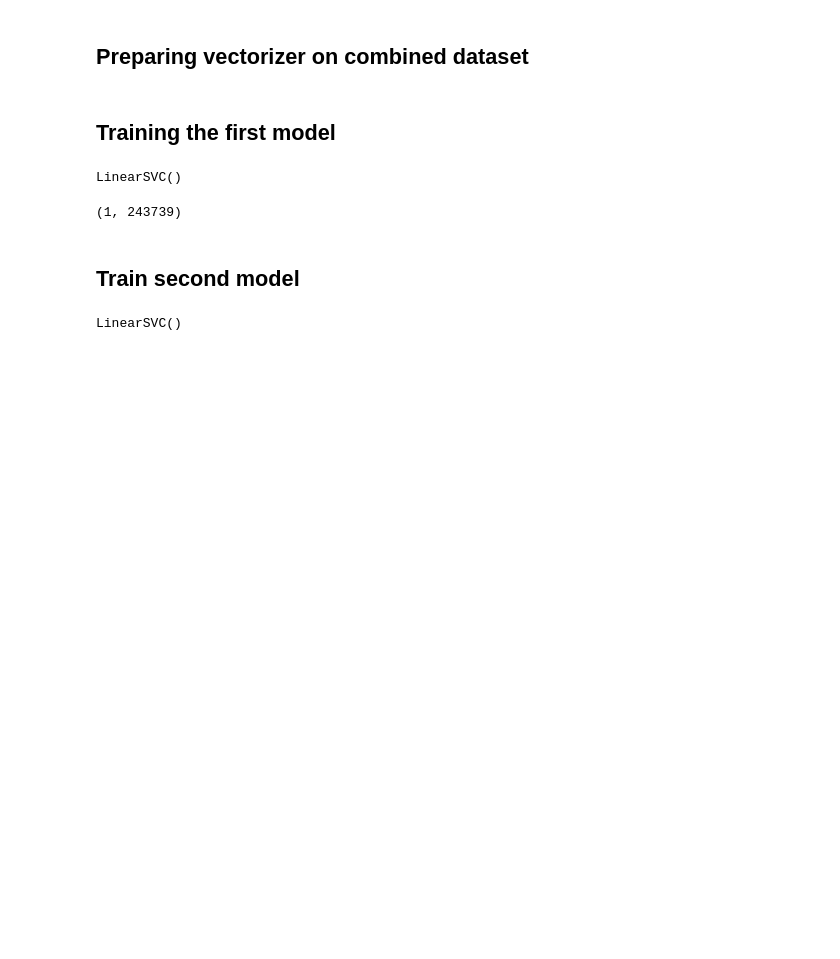
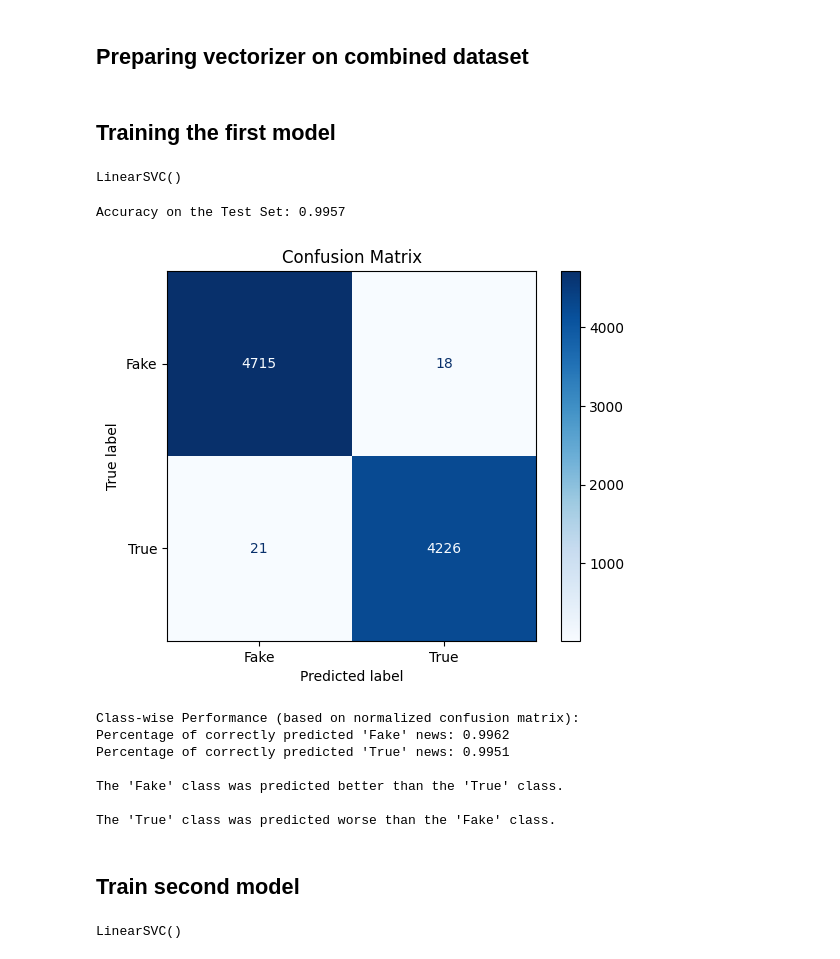
Before and after one commit to EricPossato/FakeNewsAnalysis, a Jupyter notebook: fake_news_analysis.ipynb, the cells around one changed output. Saved outputs shown, nothing was run; the diff lists cells and outputs as text; code cells hidden in the pictures; blank space fills up the shorter version.

```diff
--- a/fake_news_analysis.ipynb
+++ b/fake_news_analysis.ipynb
@@ -103,10 +101,58 @@ svm_classifier = LinearSVC()
 svm_classifier.fit(X_train_tfidf, y_train)
 # %% [output]
 LinearSVC()
-# %%
-svm_classifier.coef_.shape
-# %% [output]
-(1, 243739)
+# %%
+# Make predictions on the test set
+y_pred = svm_classifier.predict(X_test_tfidf)
+
+# Calculate the accuracy
+accuracy = accuracy_score(y_test, y_pred)
+print(f"Accuracy on the Test Set: {accuracy:.4f}")
+
+# Plot the confusion matrix
+cm = confusion_matrix(y_test, y_pred, labels=['Fake', 'True'])
+disp = ConfusionMatrixDisplay(confusion_matrix=cm, display_labels=['Fake', 'True'])
+disp.plot(cmap=plt.cm.Blues)
+plt.title('Confusion Matrix')
+plt.show()
+
+# Analyze which class is predicted better and worse
+cm_normalized = cm.astype('float') / cm.sum(axis=1)[:, None]
+
+fake_accuracy = cm_normalized[0, 0]
+true_accuracy = cm_normalized[1, 1]
+
+print("\nClass-wise Performance (based on normalized confusion matrix):")
+print(f"Percentage of correctly predicted 'Fake' news: {fake_accuracy:.4f}")
+print(f"Percentage of correctly predicted 'True' news: {true_accuracy:.4f}")
+
+if fake_accuracy > true_accuracy:
+    print("\nThe 'Fake' class was predicted better than the 'True' class.")
+elif true_accuracy > fake_accuracy:
+    print("\nThe 'True' class was predicted better than the 'Fake' class.")
+else:
+    print("\nThe prediction performance for both classes is similar.")
+
+# Identify which class is predicted worse (higher misclassification rate)
+fake_misclassification = 1 - fake_accuracy
+true_misclassification = 1 - true_accuracy
+
+if fake_misclassification > true_misclassification:
+    print("\nThe 'Fake' class was predicted worse than the 'True' class.")
+elif true_misclassification > fake_misclassification:
+    print("\nThe 'True' class was predicted worse than the 'Fake' class.")
+else:
+    print("\nThe misclassification rate is similar for both classes.")
+# %% [output]
+Accuracy on the Test Set: 0.9957
+[figure, added]
+Class-wise Performance (based on normalized confusion matrix):
+Percentage of correctly predicted 'Fake' news: 0.9962
+Percentage of correctly predicted 'True' news: 0.9951
+
+The 'Fake' class was predicted better than the 'True' class.
+
+The 'True' class was predicted worse than the 'Fake' class.
 # %% [markdown]
 ## Train second model
 # %%
```
Also changed, not shown: parts of 12 cells of this notebook.
